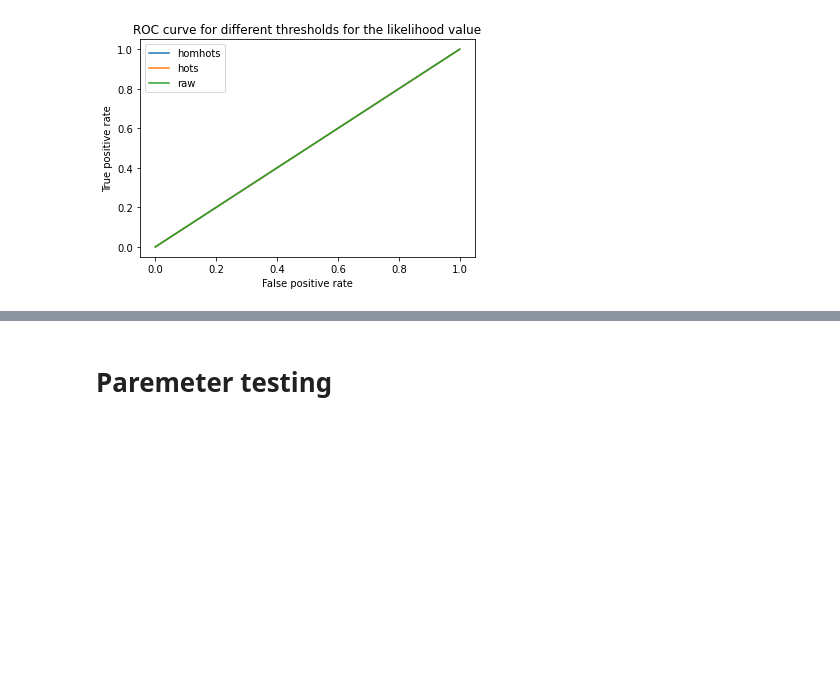
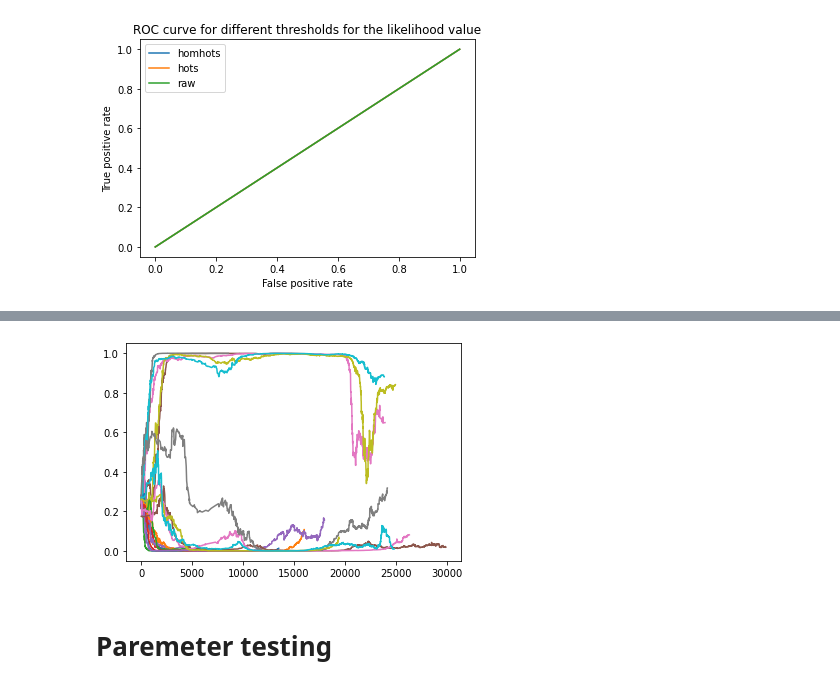
Before and after one commit to SpikeAI/HOTS, a Jupyter notebook: notebooks/RESULTS_02_PokerDVS.ipynb, the cells around one changed output, grey strips where cells are left out. Saved outputs shown, nothing was run; the diff lists cells and outputs as text; code cells hidden in the pictures; blank space fills up the shorter version.

```diff
--- a/notebooks/RESULTS_02_PokerDVS.ipynb
+++ b/notebooks/RESULTS_02_PokerDVS.ipynb
@@ -316,3 +309,8 @@ ax_onl.legend();
+# %%
+for likelihood_, true_target_, time_scale_ in zip(likelihood, true_target, time_scale):
+    plt.plot(time_scale_,likelihood_[:,2])
+# %% [output]
+[figure, added]
 # %% [markdown]
 # Paremeter testing
 # %%
```
Also changed, not shown: parts of 5 cells of this notebook, 2 other files.
